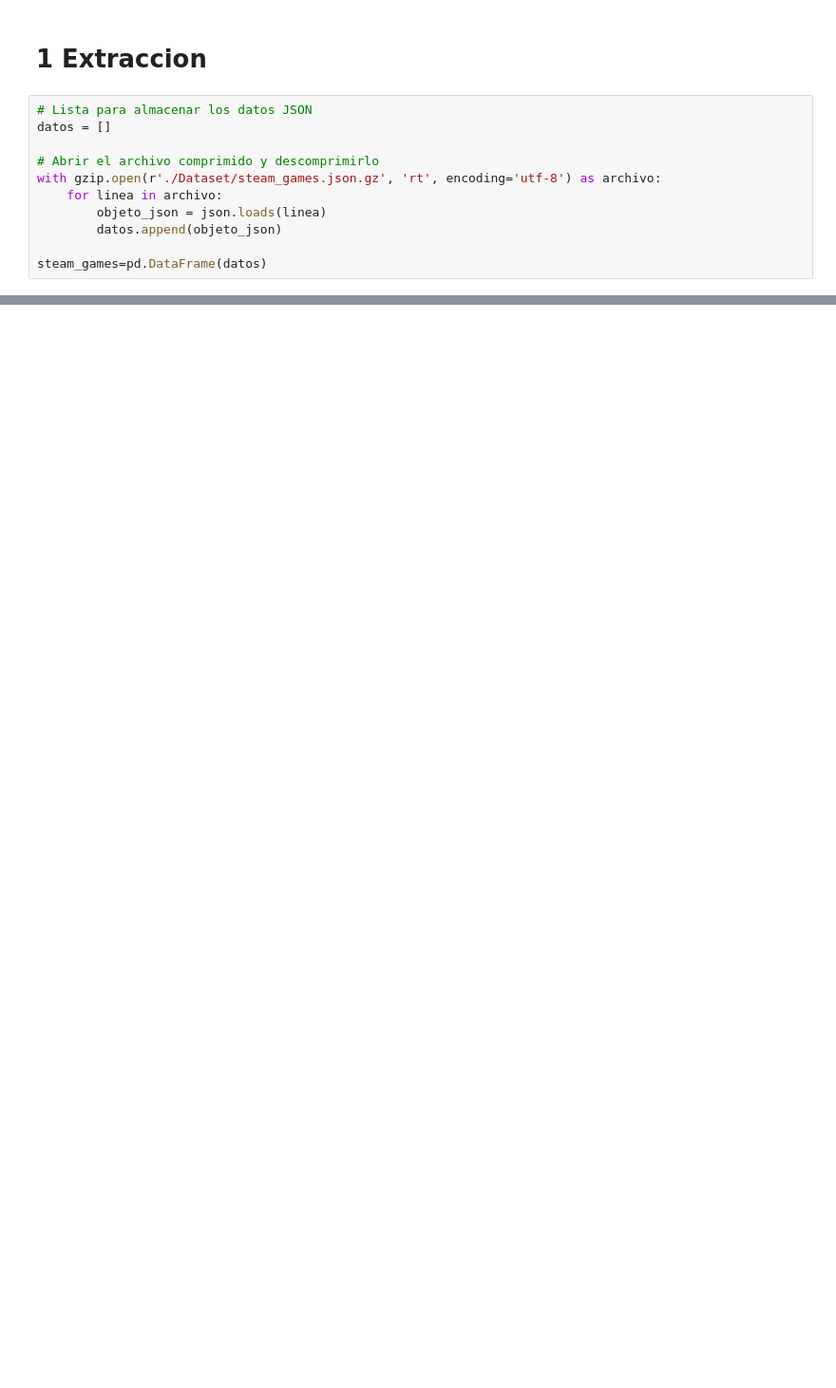
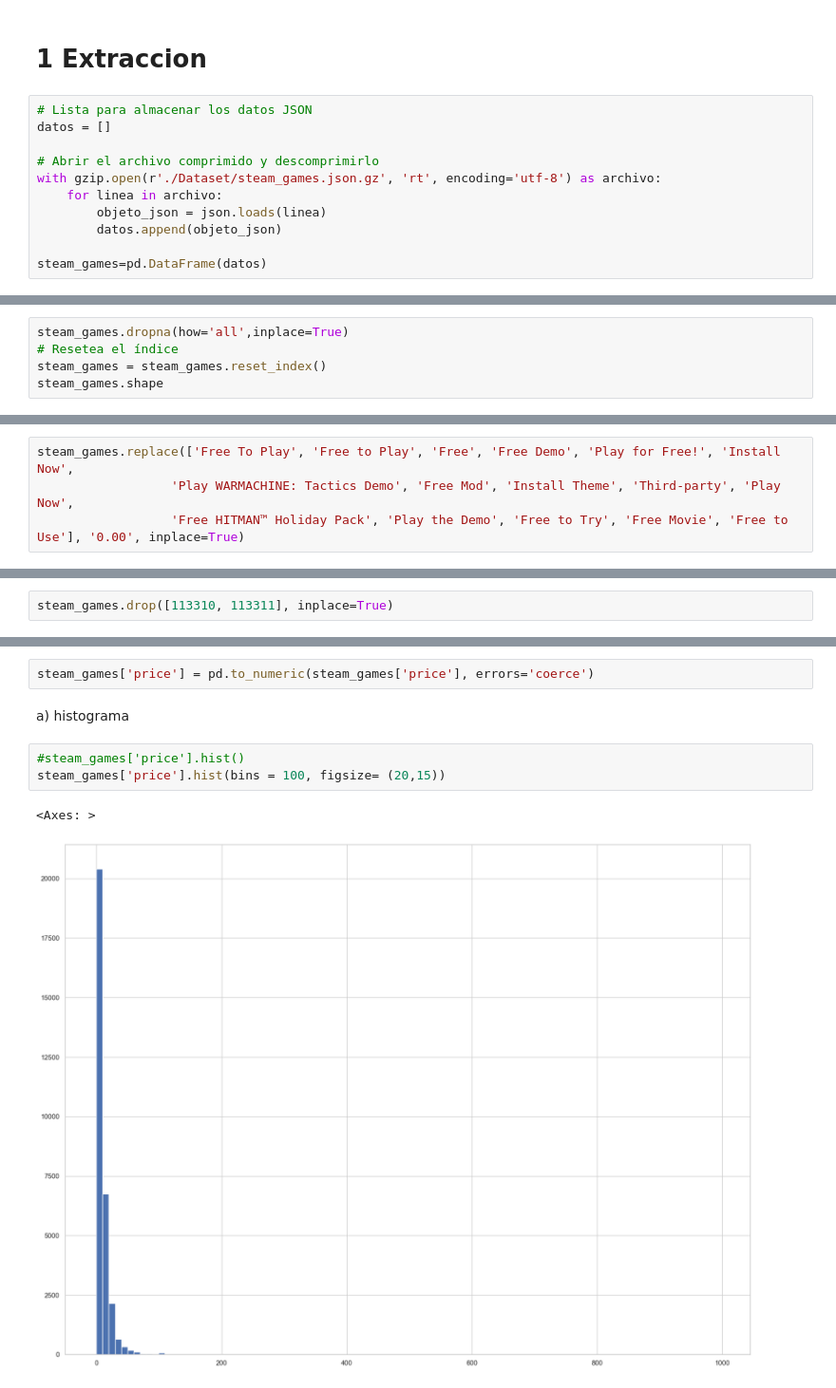
Before and after one commit to rodcordova/data_16_recomendacion, a Jupyter notebook: games_eda_etl.ipynb, the cells around one changed output, grey strips where cells are left out. Shown at 95% size. Cells and saved outputs as stored; diff of their text form; blank space fills up the shorter version.

```diff
--- a/games_eda_etl.ipynb
+++ b/games_eda_etl.ipynb
@@ -32,0 +57,5 @@ steam_games.tail()
+# %%
+steam_games.dropna(how='all',inplace=True)
+# Resetea el índice
+steam_games = steam_games.reset_index()
+steam_games.shape
@@ -32,0 +108,4 @@ steam_games.tail()
+# %%
+steam_games.replace(['Free To Play', 'Free to Play', 'Free', 'Free Demo', 'Play for Free!', 'Install Now',
+                  'Play WARMACHINE: Tactics Demo', 'Free Mod', 'Install Theme', 'Third-party', 'Play Now',
+                  'Free HITMAN™ Holiday Pack', 'Play the Demo', 'Free to Try', 'Free Movie', 'Free to Use'], '0.00', inplace=True)
@@ -32,0 +126,2 @@ steam_games.tail()
+# %%
+steam_games.drop([113310, 113311], inplace=True)
@@ -32,0 +143,10 @@ steam_games.tail()
+# %%
+steam_games['price'] = pd.to_numeric(steam_games['price'], errors='coerce')
+# %% [markdown]
+a) histograma
+# %%
+#steam_games['price'].hist()
+steam_games['price'].hist(bins = 100, figsize= (20,15))
+# %% [output]
+<Axes: >
+[figure, added]
```
Also changed, not shown: parts of 44 cells of this notebook, 3 other files.
